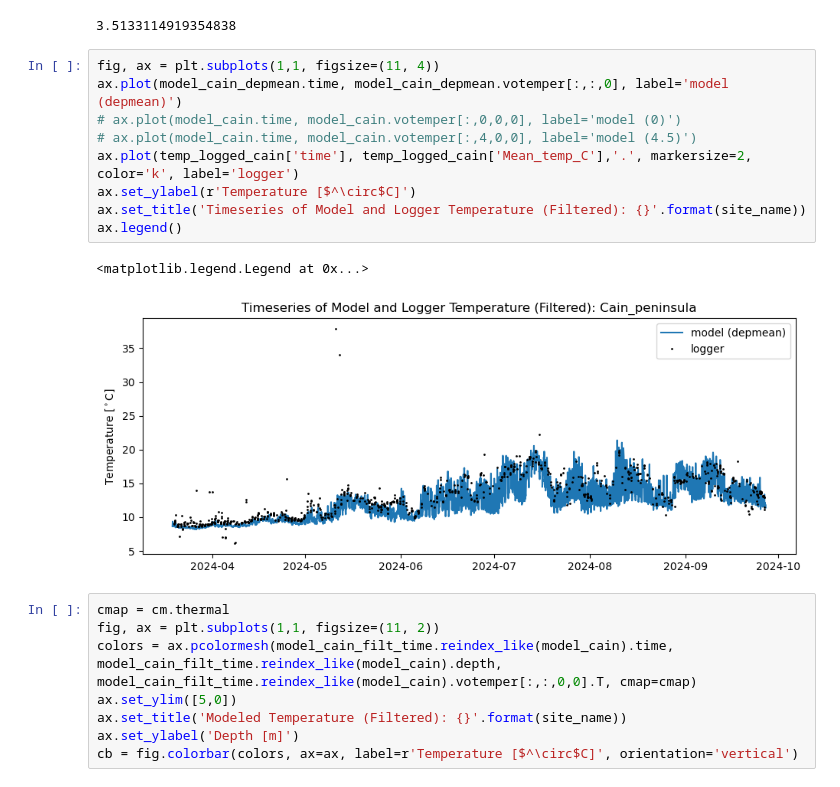
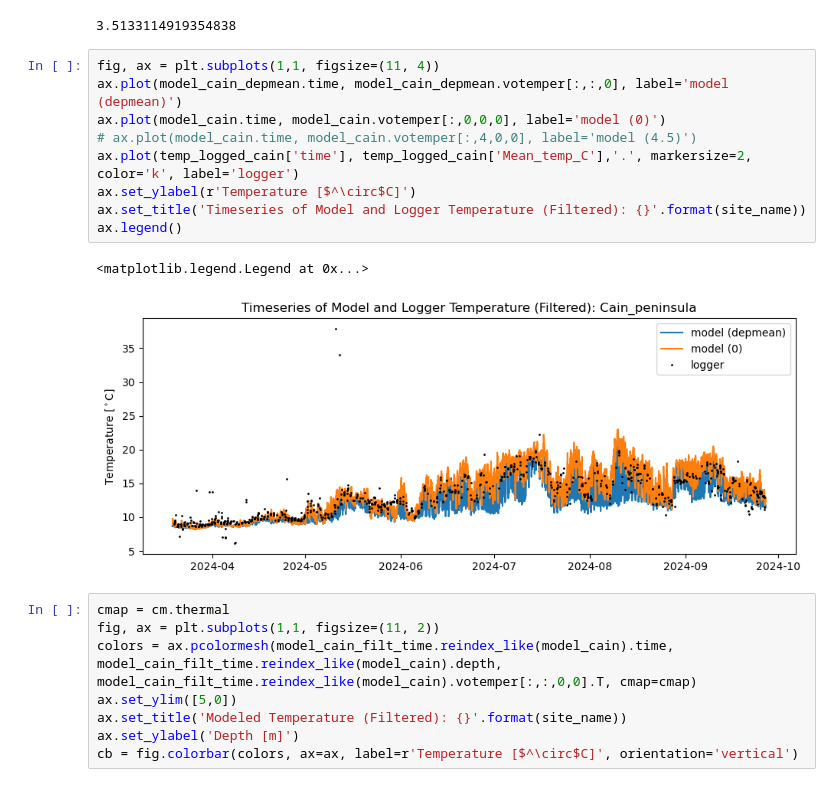
Before and after one commit to SalishSeaCast/analysis-cassidy, a Jupyter notebook: notebooks/stair_collab/julie_temperature/model_to_logger_comparison_master.ipynb, the cells around one changed output. Cells and saved outputs as stored; diff of their text form.

```diff
--- a/notebooks/stair_collab/julie_temperature/model_to_logger_comparison_master.ipynb
+++ b/notebooks/stair_collab/julie_temperature/model_to_logger_comparison_master.ipynb
@@ -144,15 +144,15 @@ model_cain_depmean = model_cain.sel(depth=mean_logged_lvl_cain, method='nearest'
 # %%
 fig, ax = plt.subplots(1,1, figsize=(11, 4))
 ax.plot(model_cain_depmean.time, model_cain_depmean.votemper[:,:,0], label='model (depmean)')
-# ax.plot(model_cain.time, model_cain.votemper[:,0,0,0], label='model (0)')
+ax.plot(model_cain.time, model_cain.votemper[:,0,0,0], label='model (0)')
 # ax.plot(model_cain.time, model_cain.votemper[:,4,0,0], label='model (4.5)')
 ax.plot(temp_logged_cain['time'], temp_logged_cain['Mean_temp_C'],'.', markersize=2, color='k', label='logger')
 ax.set_ylabel(r'Temperature [$^\circ$C]')
 ax.set_title('Timeseries of Model and Logger Temperature (Filtered): {}'.format(site_name))
 ax.legend()
 # %% [output]
 <matplotlib.legend.Legend at 0x...>
-[figure, old version]
+[figure, new version]
 # %%
 cmap = cm.thermal
 fig, ax = plt.subplots(1,1, figsize=(11, 2))
```
Also changed, not shown: parts of 10 cells of this notebook.
